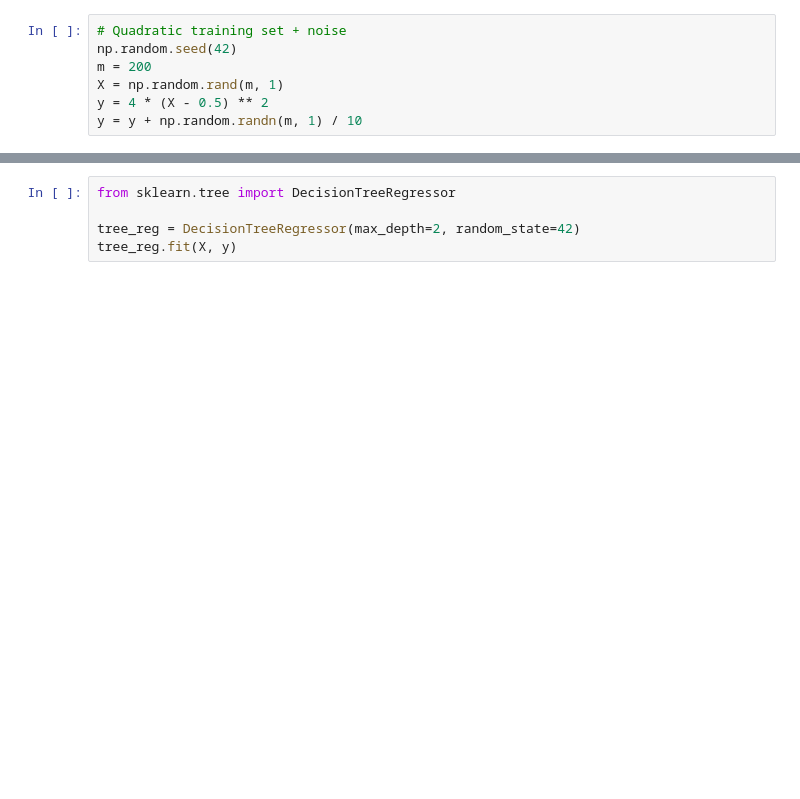
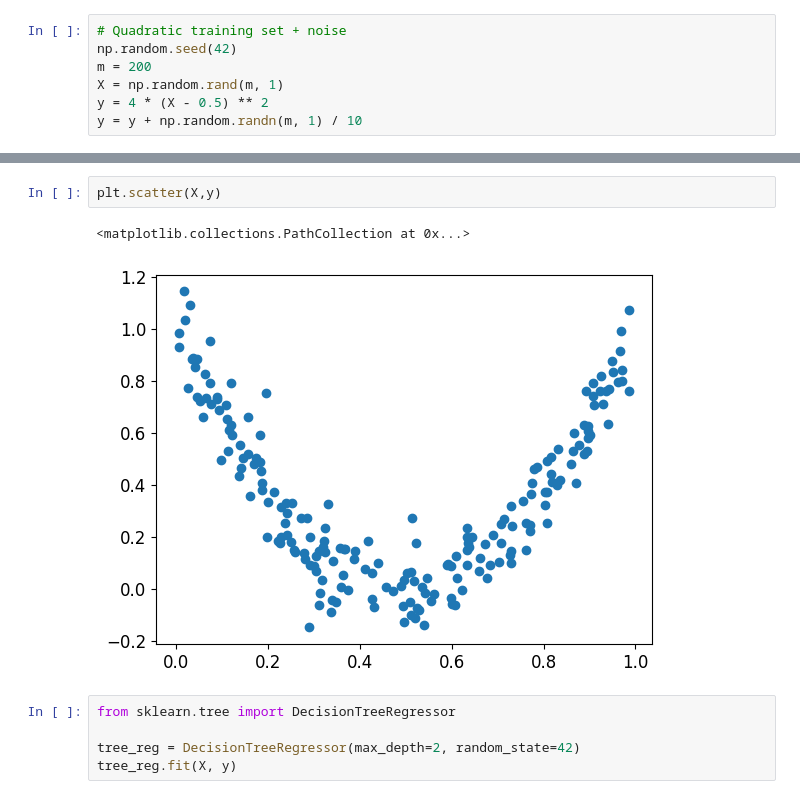
Before and after one commit to hegoithebridge/2409_dsft_thebridge_core, a Jupyter notebook: 3-Machine_Learning/1-Supervisado/3-RegorClass/5-Decision_Trees/Decision_trees.ipynb, the cells around one changed output, grey strips where cells are left out. Cells and saved outputs as stored; diff of their text form; blank space fills up the shorter version.

```diff
--- a/3-Machine_Learning/1-Supervisado/3-RegorClass/5-Decision_Trees/Decision_trees.ipynb
+++ b/3-Machine_Learning/1-Supervisado/3-RegorClass/5-Decision_Trees/Decision_trees.ipynb
@@ -224,3 +247,8 @@ y = y + np.random.randn(m, 1) / 10
+# %%
+plt.scatter(X,y)
+# %% [output]
+<matplotlib.collections.PathCollection at 0x...>
+[figure, added]
 # %%
 from sklearn.tree import DecisionTreeRegressor
 
```
Also changed, not shown: parts of 4 cells of this notebook, 1 other file.
